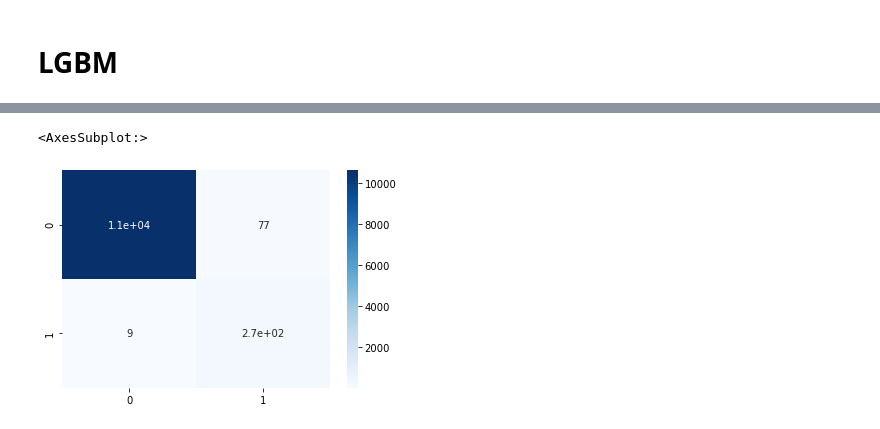
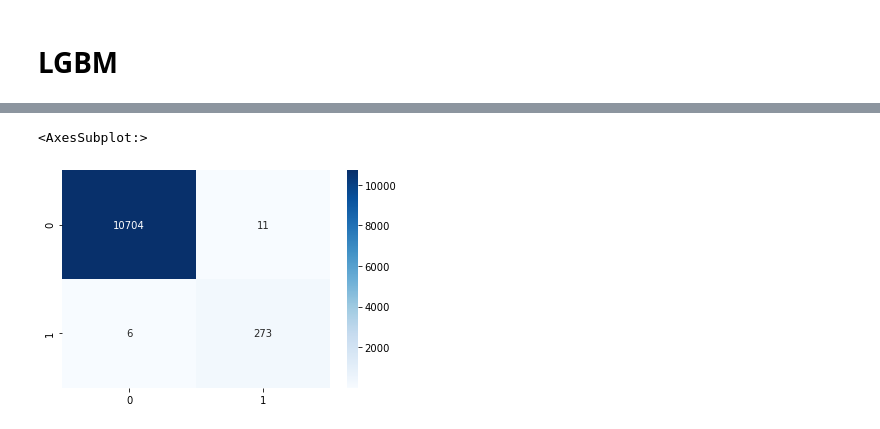
Before and after one commit to NielParekh/Detection-of-DDoS-attacks-on-Android-devices, a Jupyter notebook: custom_dataset_models.ipynb, the cells around one changed output, grey strips where cells are left out. Saved outputs shown, nothing was run; the diff lists cells and outputs as text; code cells hidden in the pictures.

```diff
--- a/custom_dataset_models.ipynb
+++ b/custom_dataset_models.ipynb
@@ -77,5 +83,5 @@ data = [df["ack_flag_cnt"], df["init_fwd_win_byts"],df["fwd_seg_size_min"], df["
 # %%
-headers = ["ack", "init","seg","iat","flow","label"]
+headers = ["ack", "init","seg","iat","flow","idle","label"]
 # %%
 df1 = pd.concat(data, axis=1, keys=headers)
 # %%
@@ -97,7 +103,5 @@ df1
 # %% [markdown]
 ## Model Creation
-# %%
-df1=pd.read_csv('labeled_data_attributes.csv')
 # %%
 from pycaret.classification import *
 from sklearn.preprocessing import LabelEncoder
@@ -123,5 +119,3 @@ Index(['Unnamed: 0', 'ack', 'init', 'seg', 'iat', 'flow', 'label'], dtype='objec
-# %%
-df1.drop('Unnamed: 0',inplace=True,axis=1)
 # %%
 df1
 # %% [output]
@@ -570,7 +586,7 @@ pickle.dump(rf_clf,open(filename,'wb'))
 # %% [markdown]
 # LGBM
 # %%
-lgbm= lightgbm.LGBMClassifier()
+lgbm = lightgbm.LGBMClassifier(max_depth=10, min_child_samples=5, num_leaves=20, reg_alpha=0)
 lgbm_clf = lgbm.fit(x_train,y_train)
 predictions_lgbm = lgbm_clf.predict(x_test)
 # %%
@@ -582,8 +598,8 @@ print(cf_matrix_lgbm)
 # %%
-sns.heatmap(cf_matrix_lgbm, annot=True,cmap='Blues')
+sns.heatmap(cf_matrix_lgbm, annot=True,cmap='Blues',fmt='g')
 # %% [output]
 <AxesSubplot:>
-[figure, old version]
+[figure, new version]
 # %%
 print("rf Score -> ",accuracy_score(predictions_lgbm, y_test)*100)
 print("rf roc_auc Score -> ",roc_auc_score(y_test,predictions_lgbm))
```
Also changed, not shown: parts of 59 cells of this notebook.
